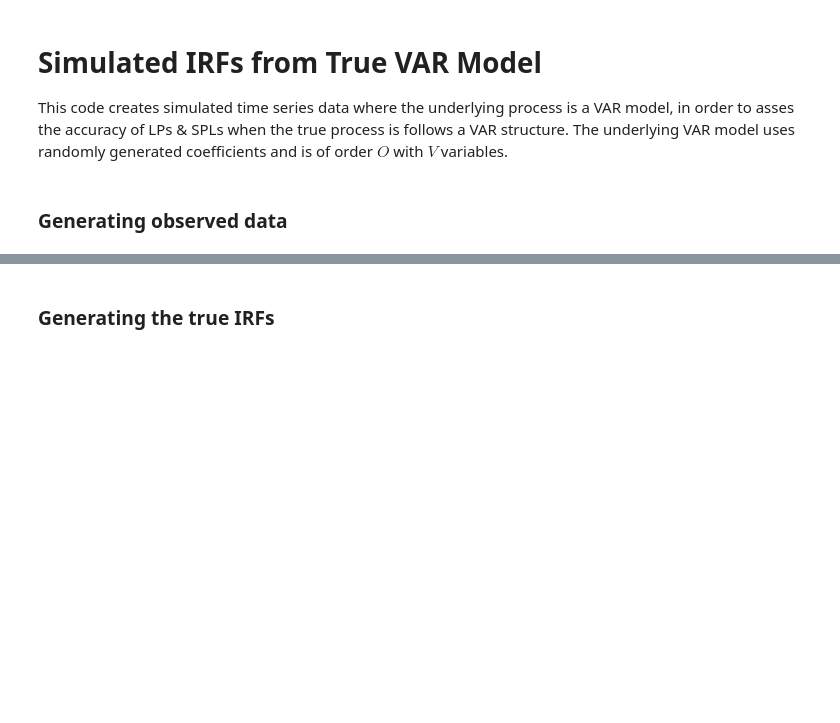
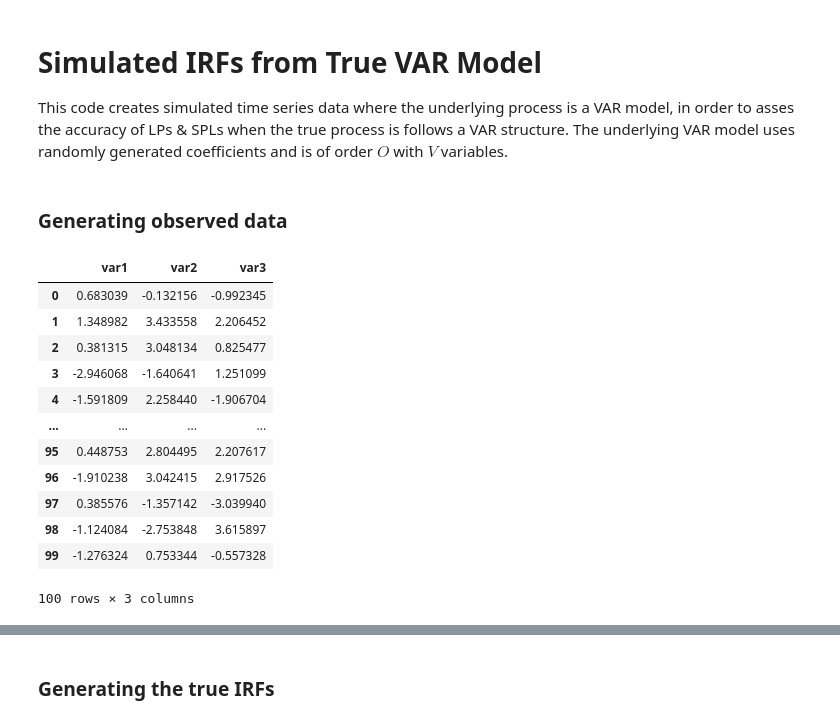
Before and after one commit to matt-dot-k/econ-622-project, a Jupyter notebook: true_VAR.ipynb, the cells around one changed output, grey strips where cells are left out. Drawn from its saved outputs; the diff is of its cells as text; code cells hidden in the pictures; blank space fills up the shorter version.

```diff
--- a/true_VAR.ipynb
+++ b/true_VAR.ipynb
@@ -21,20 +21,36 @@ np.random.seed(3891) # set seed for reproducibility
 ### Generating observed data
 # %%
 # simulate data from VAR process based on parameters and random coefficients
-A = np.random.uniform(low = -0.25, high = 0.25, size=(O, V, V)) # VAR coefficients
+A = np.random.uniform(low = -0.25, high = 0.25, size=(O, V, V)) # coefficients restricted to prevent explosive processes
 
-I = np.zeros((O, V)) # initial periods of data
+I = np.ones((O, V)) # initial periods of data
 
 observed_data = np.zeros((T+O, V))
 for t in range(0, T+O):
     if t < O:
         observed_data[t] = I[t]
     else:
         for o in range(1, O+1):
-            observed_data[t] += A[o-1, :, :] @ observed_data[t-o, :] + np.random.normal(size = V) # VAR process
+            observed_data[t] += A[o-1] @ observed_data[t-o, :] + np.random.normal(size = V) # VAR process
 observed_data = pd.DataFrame(observed_data, columns=[f'var{i}' for i in range(1, V+1)])
 
 observed_data = observed_data.drop(index=range(O)) # drop initial periods of data
+observed_data = observed_data.reset_index(drop = True)
+observed_data
+# %% [output]
+|  | var1 | var2 | var3 |
+| 0 | 0.683039 | -0.132156 | -0.992345 |
+| 1 | 1.348982 | 3.433558 | 2.206452 |
+| 2 | 0.381315 | 3.048134 | 0.825477 |
+| 3 | -2.946068 | -1.640641 | 1.251099 |
+| 4 | -1.591809 | 2.258440 | -1.906704 |
+| ... | ... | ... | ... |
+| 95 | 0.448753 | 2.804495 | 2.207617 |
+| 96 | -1.910238 | 3.042415 | 2.917526 |
+| 97 | 0.385576 | -1.357142 | -3.039940 |
+| 98 | -1.124084 | -2.753848 | 3.615897 |
+| 99 | -1.276324 | 0.753344 | -0.557328 |
+100 rows × 3 columns
 # %%
 plt.plot(observed_data)
 plt.title("Observed Data from VAR Model")
```
Also changed, not shown: parts of 7 cells of this notebook, 1 other file.
